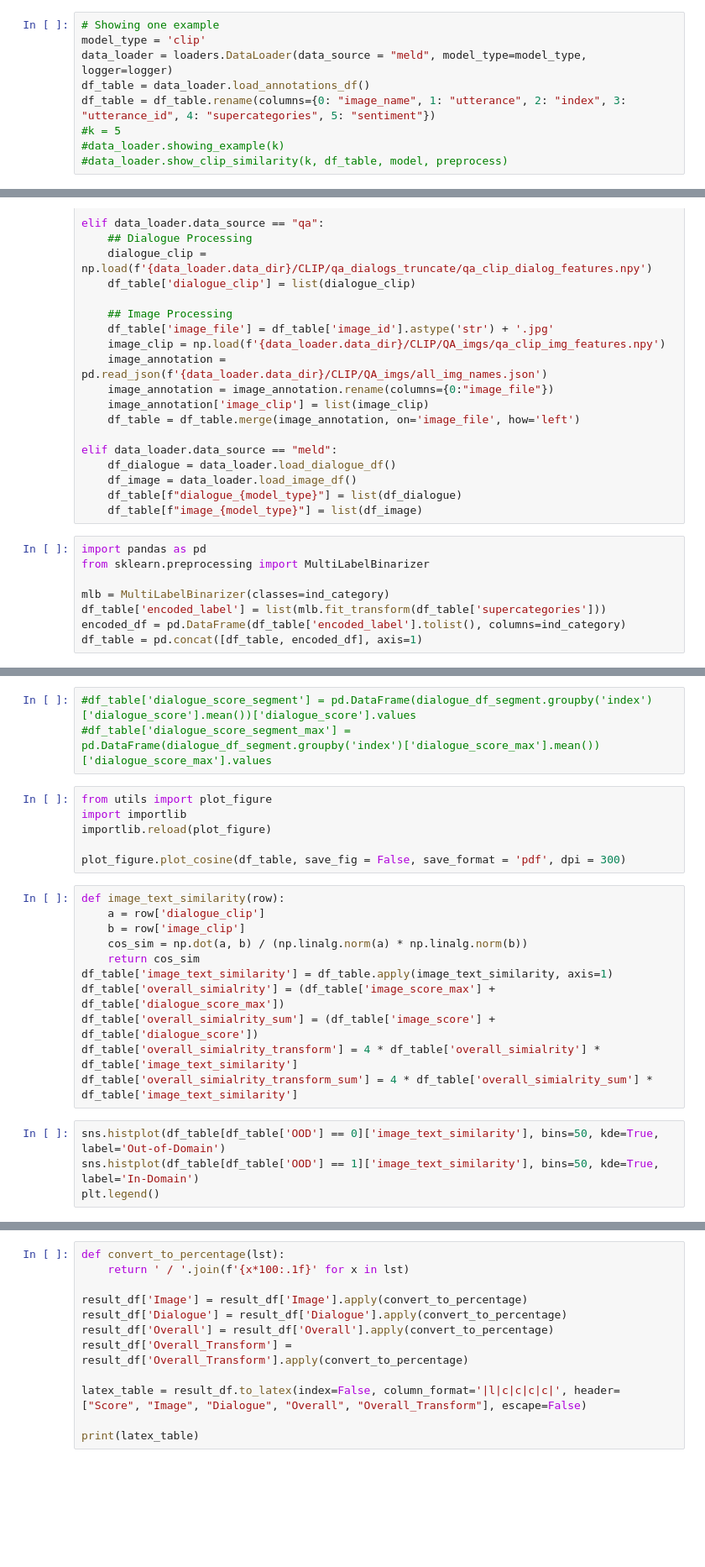
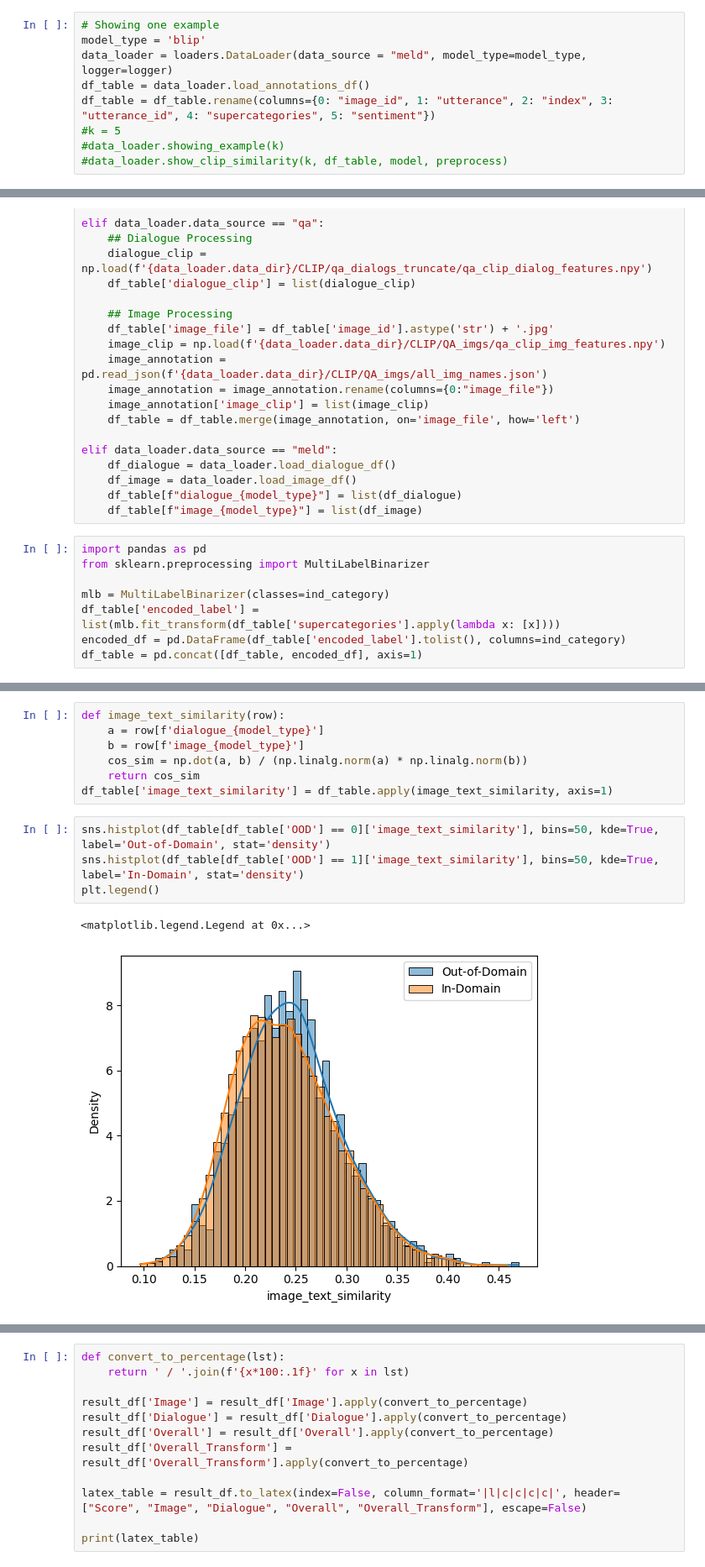
Before and after one commit to wfyitf/multimodal_ood, a Jupyter notebook: notebooks/meld_run.ipynb, the cells around one changed output, grey strips where cells are left out. Shown at 84% size. Cells and saved outputs as stored; diff of their text form; blank space fills up the shorter version.

```diff
--- a/notebooks/meld_run.ipynb
+++ b/notebooks/meld_run.ipynb
@@ -30,10 +30,10 @@ logger.addHandler(stream_handler)
 # Define Data Loader
 # %%
 # Showing one example
-model_type = 'clip'
+model_type = 'blip'
 data_loader = loaders.DataLoader(data_source = "meld", model_type=model_type, logger=logger)
 df_table = data_loader.load_annotations_df()
-df_table = df_table.rename(columns={0: "image_name", 1: "utterance", 2: "index", 3: "utterance_id", 4: "supercategories", 5: "sentiment"})
+df_table = df_table.rename(columns={0: "image_id", 1: "utterance", 2: "index", 3: "utterance_id", 4: "supercategories", 5: "sentiment"})
 #k = 5
 #data_loader.showing_example(k)
 #data_loader.show_clip_similarity(k, df_table, model, preprocess)
@@ -134,6 +175,6 @@ import pandas as pd
 from sklearn.preprocessing import MultiLabelBinarizer
 
 mlb = MultiLabelBinarizer(classes=ind_category)
-df_table['encoded_label'] = list(mlb.fit_transform(df_table['supercategories']))
+df_table['encoded_label'] = list(mlb.fit_transform(df_table['supercategories'].apply(lambda x: [x])))
 encoded_df = pd.DataFrame(df_table['encoded_label'].tolist(), columns=ind_category)
 df_table = pd.concat([df_table, encoded_df], axis=1)
@@ -177,25 +181,15 @@ df_table['dialogue_score'], df_table['dialogue_score_max'] = zip(*df_table.progr
-# %%
-#df_table['dialogue_score_segment'] = pd.DataFrame(dialogue_df_segment.groupby('index')['dialogue_score'].mean())['dialogue_score'].values
-#df_table['dialogue_score_segment_max'] = pd.DataFrame(dialogue_df_segment.groupby('index')['dialogue_score_max'].mean())['dialogue_score_max'].values
-# %%
-from utils import plot_figure
-import importlib
-importlib.reload(plot_figure)
-
-plot_figure.plot_cosine(df_table, save_fig = False, save_format = 'pdf', dpi = 300)
 # %%
 def image_text_similarity(row):
-    a = row['dialogue_clip']
-    b = row['image_clip']
+    a = row[f'dialogue_{model_type}']
+    b = row[f'image_{model_type}']
     cos_sim = np.dot(a, b) / (np.linalg.norm(a) * np.linalg.norm(b))
     return cos_sim
 df_table['image_text_similarity'] = df_table.apply(image_text_similarity, axis=1)
-df_table['overall_simialrity'] = (df_table['image_score_max'] + df_table['dialogue_score_max'])
-df_table['overall_simialrity_sum'] = (df_table['image_score'] + df_table['dialogue_score'])
-df_table['overall_simialrity_transform'] = 4 * df_table['overall_simialrity'] * df_table['image_text_similarity']
-df_table['overall_simialrity_transform_sum'] = 4 * df_table['overall_simialrity_sum'] * df_table['image_text_similarity']
 # %%
-sns.histplot(df_table[df_table['OOD'] == 0]['image_text_similarity'], bins=50, kde=True, label='Out-of-Domain')
-sns.histplot(df_table[df_table['OOD'] == 1]['image_text_similarity'], bins=50, kde=True, label='In-Domain')
+sns.histplot(df_table[df_table['OOD'] == 0]['image_text_similarity'], bins=50, kde=True, label='Out-of-Domain', stat='density')
+sns.histplot(df_table[df_table['OOD'] == 1]['image_text_similarity'], bins=50, kde=True, label='In-Domain', stat='density')
 plt.legend()
+# %% [output]
+<matplotlib.legend.Legend at 0x...>
+[figure, added]
 # %%
```
Also changed, not shown: parts of 16 cells of this notebook, 1 other file.
